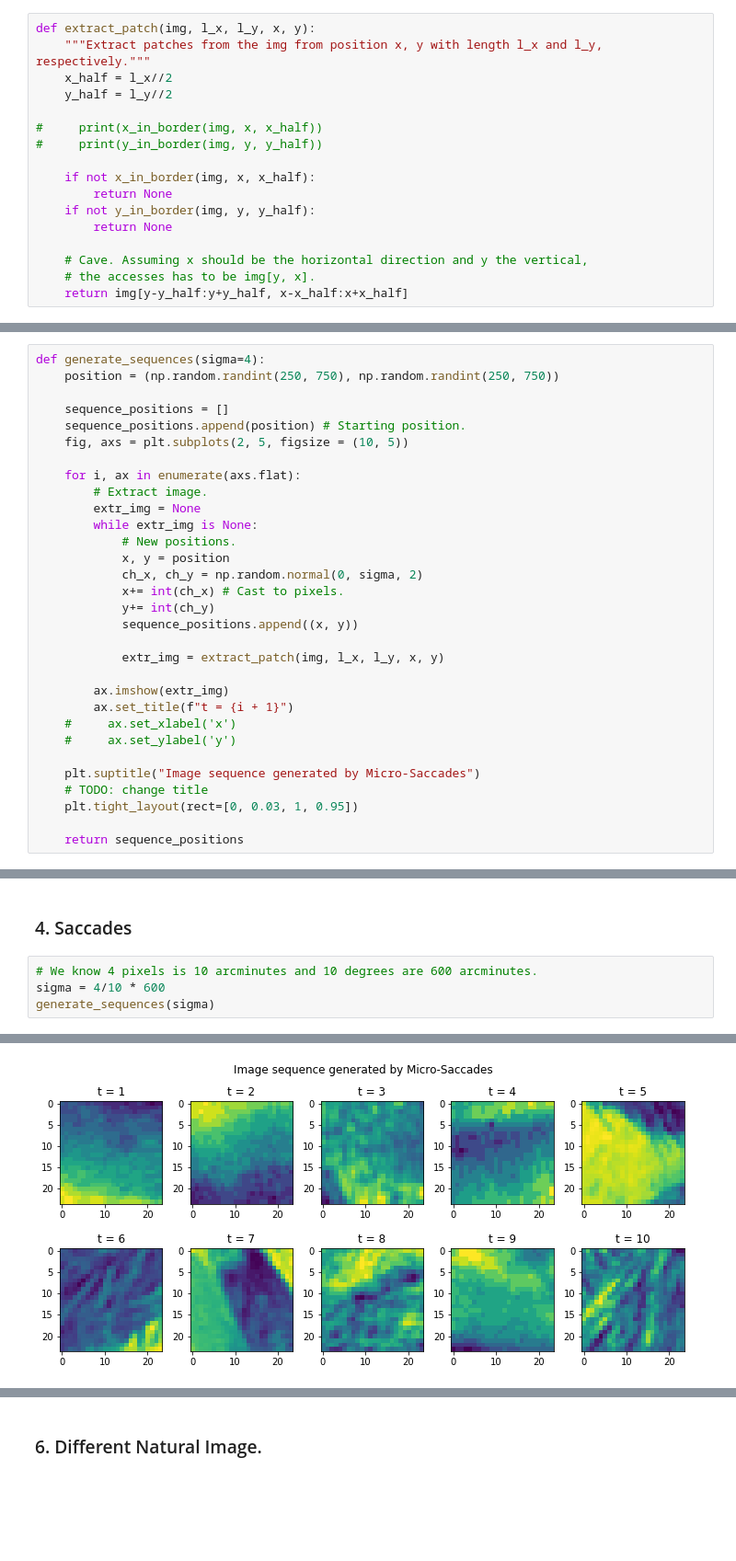
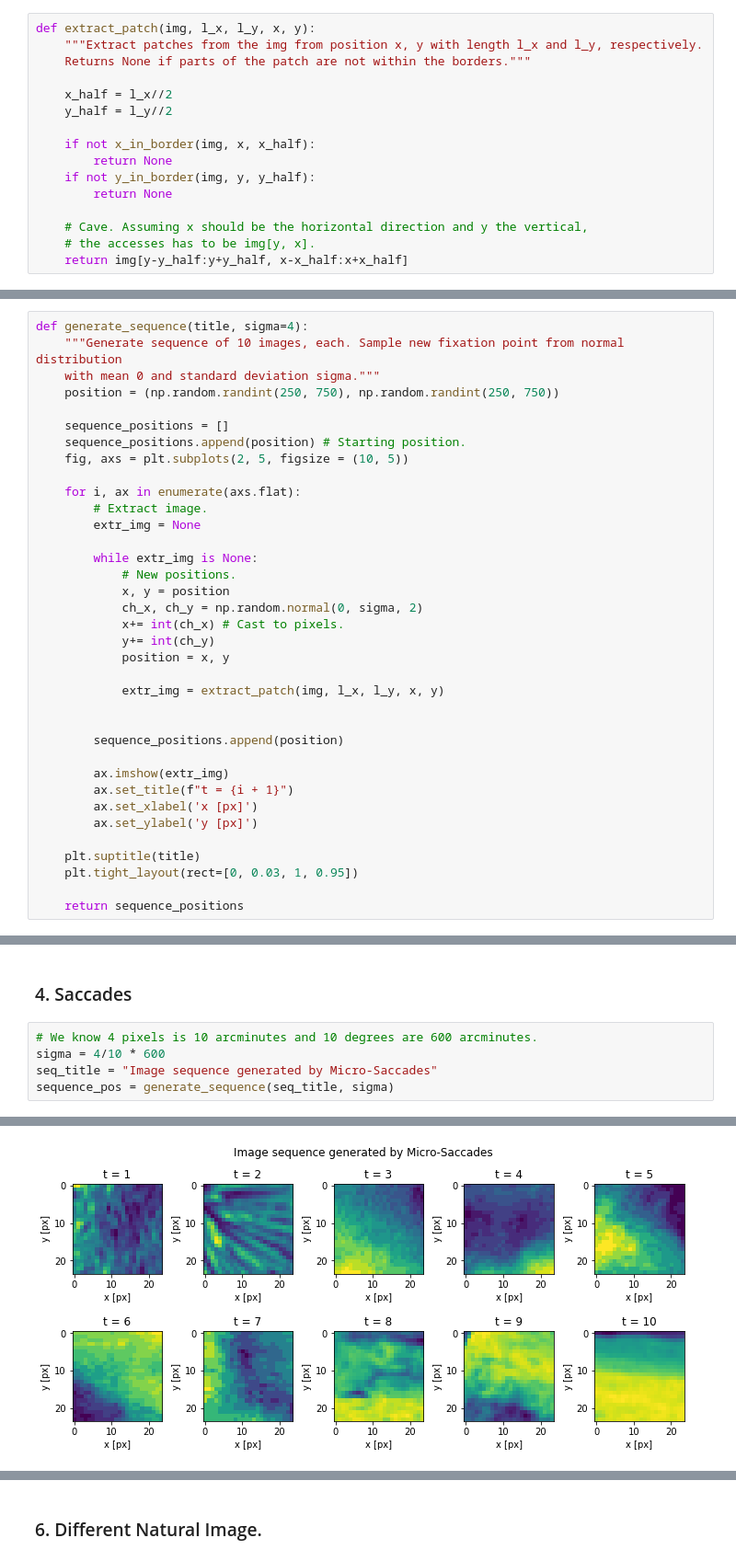
Before and after one commit to DorotheaMueller/mhbf, a Jupyter notebook: ex_1_budding_mueller.ipynb, the cells around one changed output, grey strips where cells are left out. Shown at 92% size. Cells and saved outputs as stored; diff of their text form; blank space fills up the shorter version.

```diff
--- a/ex_1_budding_mueller.ipynb
+++ b/ex_1_budding_mueller.ipynb
@@ -197,12 +186,11 @@ def y_in_border(img, y, y_half):
     return y + y_half < img.shape[0] and y - y_half > 0
 # %%
 def extract_patch(img, l_x, l_y, x, y):
-    """Extract patches from the img from position x, y with length l_x and l_y, respectively."""
+    """Extract patches from the img from position x, y with length l_x and l_y, respectively.
+    Returns None if parts of the patch are not within the borders."""
+
     x_half = l_x//2
     y_half = l_y//2
-
-#     print(x_in_border(img, x, x_half))
-#     print(y_in_border(img, y, y_half))
 
     if not x_in_border(img, x, x_half):
         return None
@@ -250,5 +227,7 @@ n_saccades = 10
 # %%
-def generate_sequences(sigma=4):
+def generate_sequence(title, sigma=4):
+    """Generate sequence of 10 images, each. Sample new fixation point from normal distribution
+    with mean 0 and standard deviation sigma."""
     position = (np.random.randint(250, 750), np.random.randint(250, 750))
 
     sequence_positions = []
@@ -258,23 +237,26 @@ def generate_sequences(sigma=4):
     for i, ax in enumerate(axs.flat):
         # Extract image.
         extr_img = None
+
         while extr_img is None:
             # New positions.
             x, y = position
             ch_x, ch_y = np.random.normal(0, sigma, 2)
             x+= int(ch_x) # Cast to pixels.
             y+= int(ch_y)
-            sequence_positions.append((x, y))
+            position = x, y
 
             extr_img = extract_patch(img, l_x, l_y, x, y)
 
+
+        sequence_positions.append(position)
+
         ax.imshow(extr_img)
         ax.set_title(f"t = {i + 1}")
-    #     ax.set_xlabel('x')
-    #     ax.set_ylabel('y')
+        ax.set_xlabel('x [px]')
+        ax.set_ylabel('y [px]')
 
-    plt.suptitle("Image sequence generated by Micro-Saccades")
-    # TODO: change title
+    plt.suptitle(title)
     plt.tight_layout(rect=[0, 0.03, 1, 0.95])
 
     return sequence_positions
@@ -302,5 +285,6 @@ sequence_pos
 # %%
 # We know 4 pixels is 10 arcminutes and 10 degrees are 600 arcminutes.
 sigma = 4/10 * 600
-generate_sequences(sigma)
+seq_title = "Image sequence generated by Micro-Saccades"
+sequence_pos = generate_sequence(seq_title, sigma)
 # %% [output]
@@ -322 +291 @@ generate_sequences(sigma)
-[figure, old version]
+[figure, new version]
```
Also changed, not shown: parts of 17 cells of this notebook.
